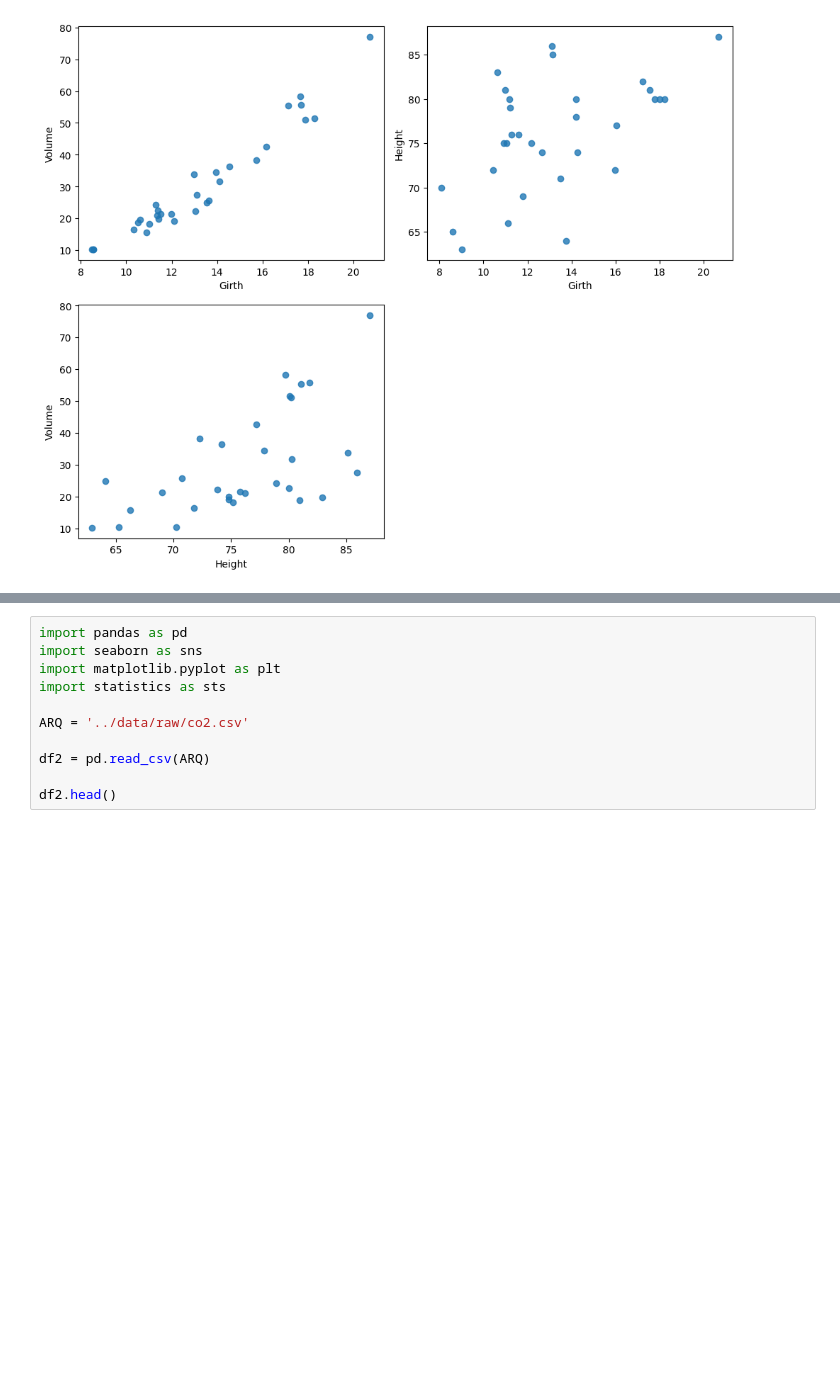
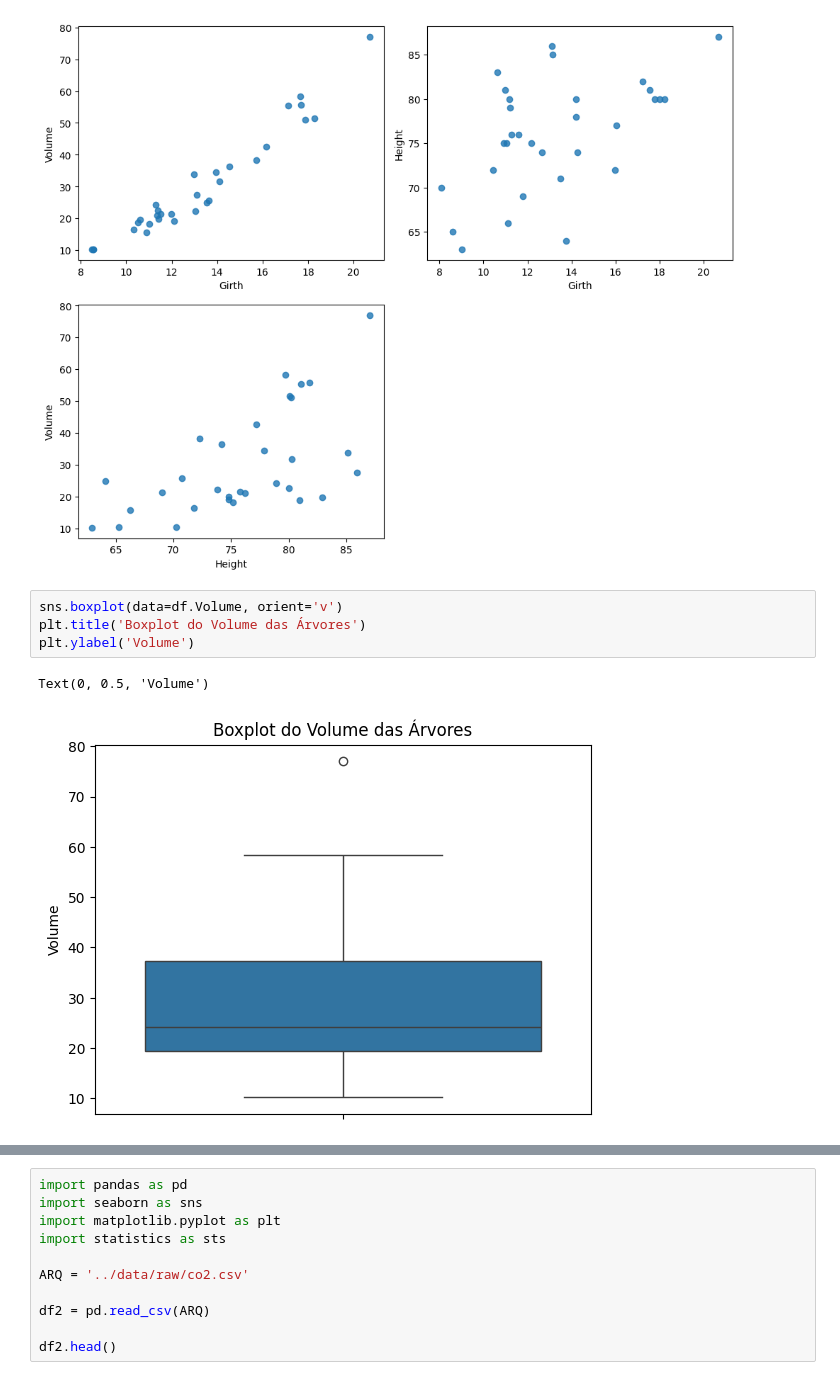
Before and after one commit to pdromls/Praticas_Ciencia_de_Dados, a Jupyter notebook: notebooks/visualizacao.ipynb, the cells around one changed output, grey strips where cells are left out. Drawn from its saved outputs; the diff is of its cells as text; blank space fills up the shorter version.

Commit message:
Pratica Visualização 2

```diff
--- a/notebooks/visualizacao.ipynb
+++ b/notebooks/visualizacao.ipynb
@@ -85,3 +85,10 @@ plt.tight_layout()  # melhora ajuste final
 plt.show()
 # %% [output]
 [figure]
+# %%
+sns.boxplot(data=df.Volume, orient='v')
+plt.title('Boxplot do Volume das Árvores')
+plt.ylabel('Volume')
+# %% [output]
+Text(0, 0.5, 'Volume')
+[figure, added]
```
Also changed, not shown: parts of 18 cells of this notebook.
